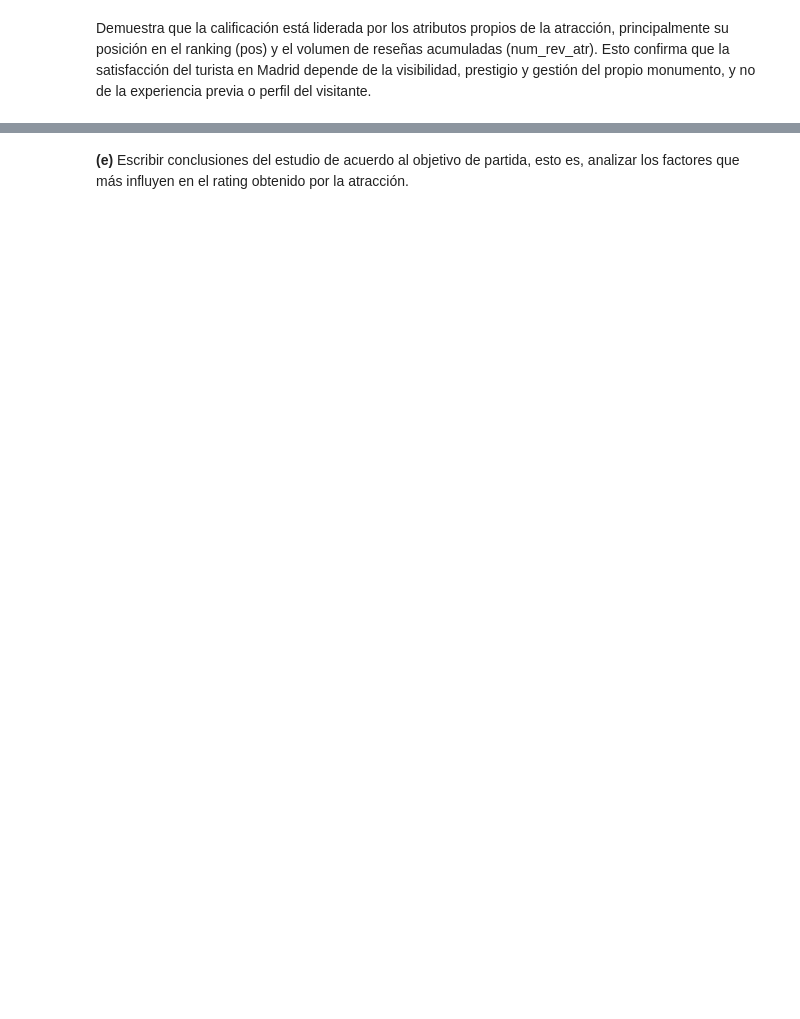
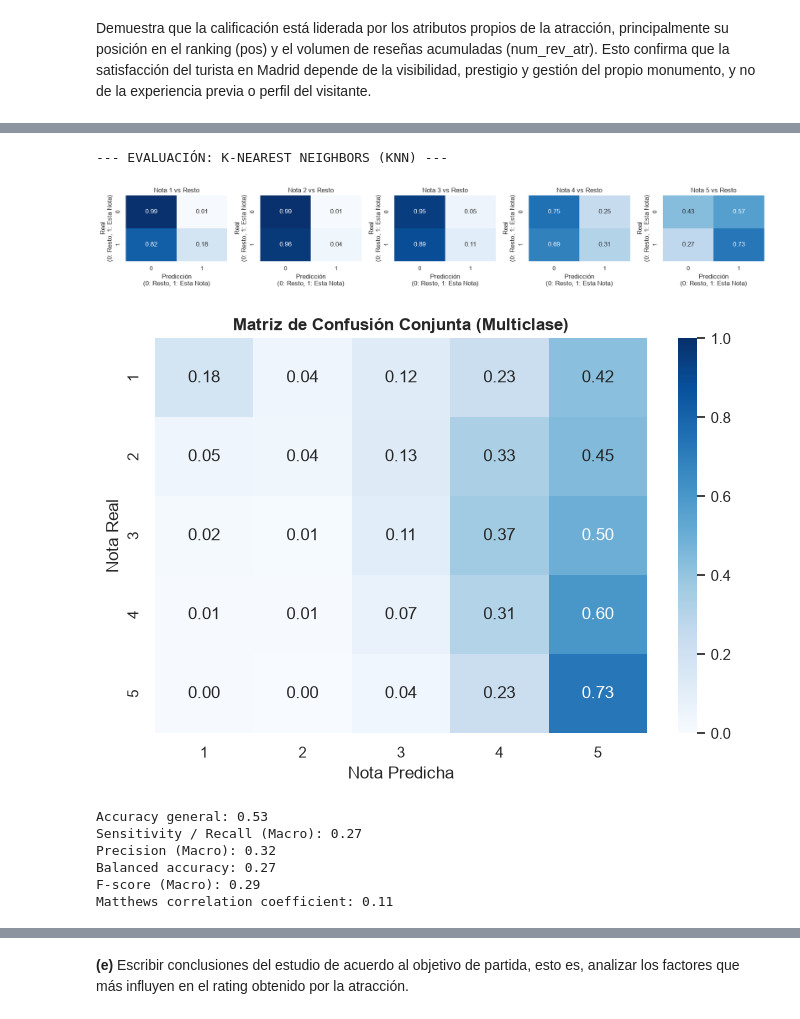
Before and after one commit to LosPValor/AyudanteDeViaje, a Jupyter notebook: CDT_octubre26b.ipynb, the cells around one changed output, grey strips where cells are left out. Drawn from its saved outputs; the diff is of its cells as text; code cells hidden in the pictures; blank space fills up the shorter version.

```diff
--- a/CDT_octubre26b.ipynb
+++ b/CDT_octubre26b.ipynb
@@ -1063,0 +1110,33 @@ Demuestra que la calificación está liderada por los atributos propios de la at
+# %%
+# 1. Descartar las variables redundantes sobre la matriz original X
+cols_redundantes = ['Cities_visited', 'Helpful_votes', 'Photos']
+X_red = X.drop(columns=[c for c in cols_redundantes if c in X.columns])
+
+# 2. Re-escalar el conjunto reducido
+from sklearn.preprocessing import StandardScaler
+scaler_red = StandardScaler()
+X_red_scaled = scaler_red.fit_transform(X_red)
+
+# 3. Nuevo split manteniendo la misma semilla para una comparación justa
+X_tr_red, X_te_red, y_tr_red, y_te_red = train_test_split(
+    X_red_scaled, y_multi, test_size=0.2, random_state=42
+)
+# %%
+from sklearn.neighbors import KNeighborsClassifier
+
+print("--- EVALUACIÓN: K-NEAREST NEIGHBORS (KNN) ---")
+knn_model = KNeighborsClassifier(n_neighbors=5, n_jobs=-1)
+knn_model.fit(X_tr_red, y_tr_red)
+
+y_pred_knn = knn_model.predict(X_te_red)
+evaluate_model_ovr(y_te_red, y_pred_knn)
+# %% [output]
+--- EVALUACIÓN: K-NEAREST NEIGHBORS (KNN) ---
+[figure, added]
+[figure, added]
+Accuracy general: 0.53
+Sensitivity / Recall (Macro): 0.27
+Precision (Macro): 0.32
+Balanced accuracy: 0.27
+F-score (Macro): 0.29
+Matthews correlation coefficient: 0.11
```
Also changed, not shown: parts of 22 cells of this notebook.
